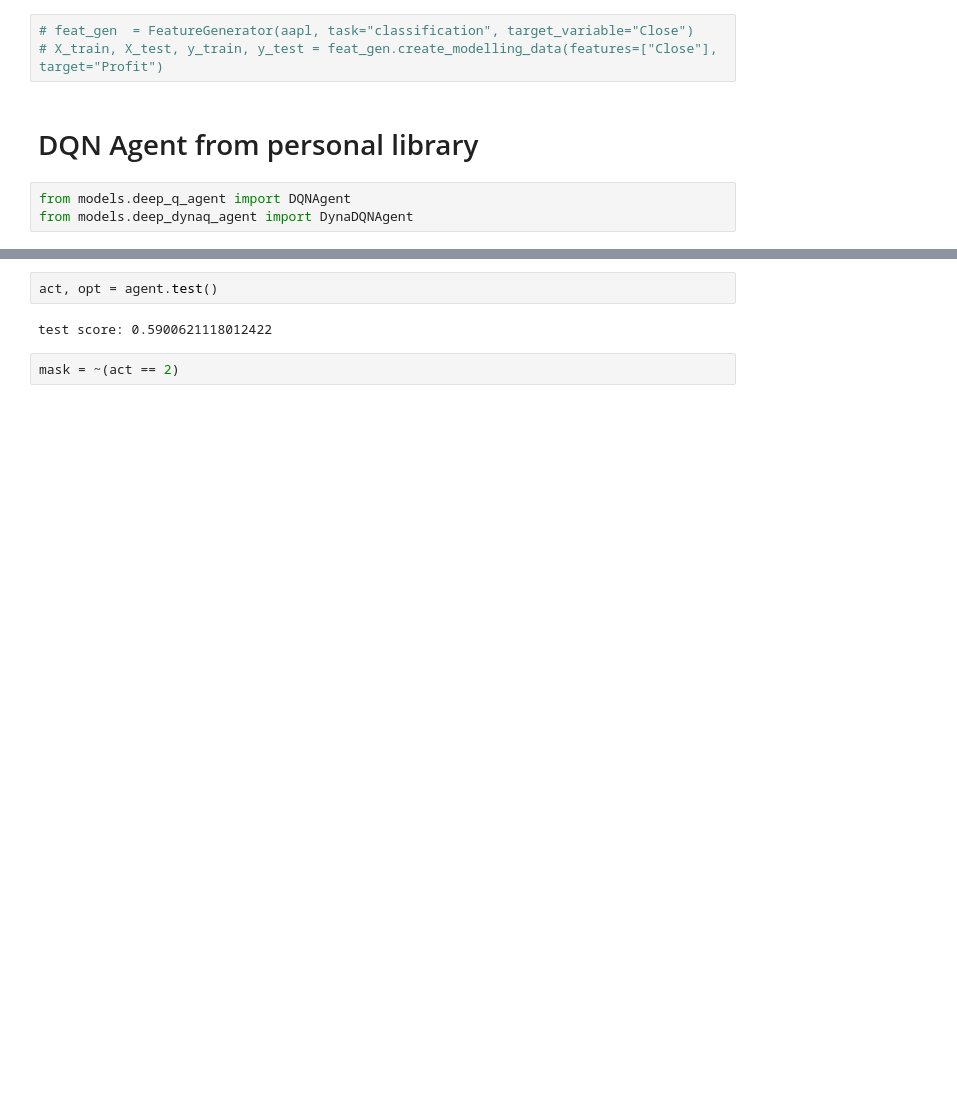
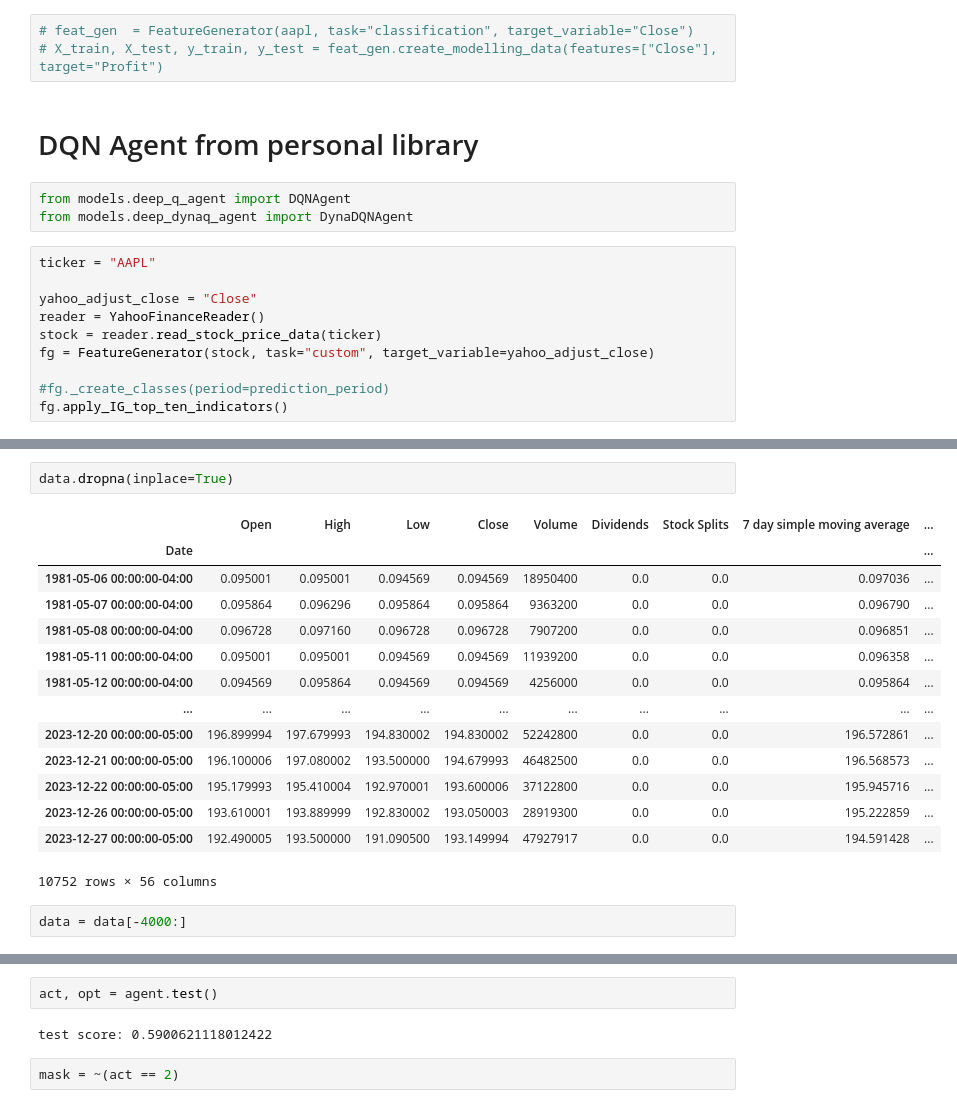
Before and after one commit to yuwei-1/Market-Prediction-Research, a Jupyter notebook: terminal/deep_q_network.ipynb, the cells around one changed output, grey strips where cells are left out. Saved outputs shown, nothing was run; the diff lists cells and outputs as text; blank space fills up the shorter version.

```diff
--- a/terminal/deep_q_network.ipynb
+++ b/terminal/deep_q_network.ipynb
@@ -47,3 +47,13 @@ True
 # %%
 from models.deep_q_agent import DQNAgent
 from models.deep_dynaq_agent import DynaDQNAgent
+# %%
+ticker = "AAPL"
+
+yahoo_adjust_close = "Close"
+reader = YahooFinanceReader()
+stock = reader.read_stock_price_data(ticker)
+fg = FeatureGenerator(stock, task="custom", target_variable=yahoo_adjust_close)
+
+#fg._create_classes(period=prediction_period)
+fg.apply_IG_top_ten_indicators()
@@ -50,3 +70,22 @@ from models.deep_dynaq_agent import DynaDQNAgent
+# %%
+data.dropna(inplace=True)
+# %% [output]
+|  | Open | High | Low | Close | Volume | Dividends | Stock Splits | 7 day simple moving average | ... |
+| Date |  |  |  |  |  |  |  |  | ... |
+| 1981-05-06 00:00:00-04:00 | 0.095001 | 0.095001 | 0.094569 | 0.094569 | 18950400 | 0.0 | 0.0 | 0.097036 | ... |
+| 1981-05-07 00:00:00-04:00 | 0.095864 | 0.096296 | 0.095864 | 0.095864 | 9363200 | 0.0 | 0.0 | 0.096790 | ... |
+| 1981-05-08 00:00:00-04:00 | 0.096728 | 0.097160 | 0.096728 | 0.096728 | 7907200 | 0.0 | 0.0 | 0.096851 | ... |
+| 1981-05-11 00:00:00-04:00 | 0.095001 | 0.095001 | 0.094569 | 0.094569 | 11939200 | 0.0 | 0.0 | 0.096358 | ... |
+| 1981-05-12 00:00:00-04:00 | 0.094569 | 0.095864 | 0.094569 | 0.094569 | 4256000 | 0.0 | 0.0 | 0.095864 | ... |
+| ... | ... | ... | ... | ... | ... | ... | ... | ... | ... |
+| 2023-12-20 00:00:00-05:00 | 196.899994 | 197.679993 | 194.830002 | 194.830002 | 52242800 | 0.0 | 0.0 | 196.572861 | ... |
+| 2023-12-21 00:00:00-05:00 | 196.100006 | 197.080002 | 193.500000 | 194.679993 | 46482500 | 0.0 | 0.0 | 196.568573 | ... |
+| 2023-12-22 00:00:00-05:00 | 195.179993 | 195.410004 | 192.970001 | 193.600006 | 37122800 | 0.0 | 0.0 | 195.945716 | ... |
+| 2023-12-26 00:00:00-05:00 | 193.610001 | 193.889999 | 192.830002 | 193.050003 | 28919300 | 0.0 | 0.0 | 195.222859 | ... |
+| 2023-12-27 00:00:00-05:00 | 192.490005 | 193.500000 | 191.090500 | 193.149994 | 47927917 | 0.0 | 0.0 | 194.591428 | ... |
+10752 rows × 56 columns
+# %%
+data = data[-4000:]
 # %%
 agent = DQNAgent(double_dqn=True,
                     target_net_update='soft',
```
Also changed, not shown: parts of 10 cells of this notebook, 9 other files.
